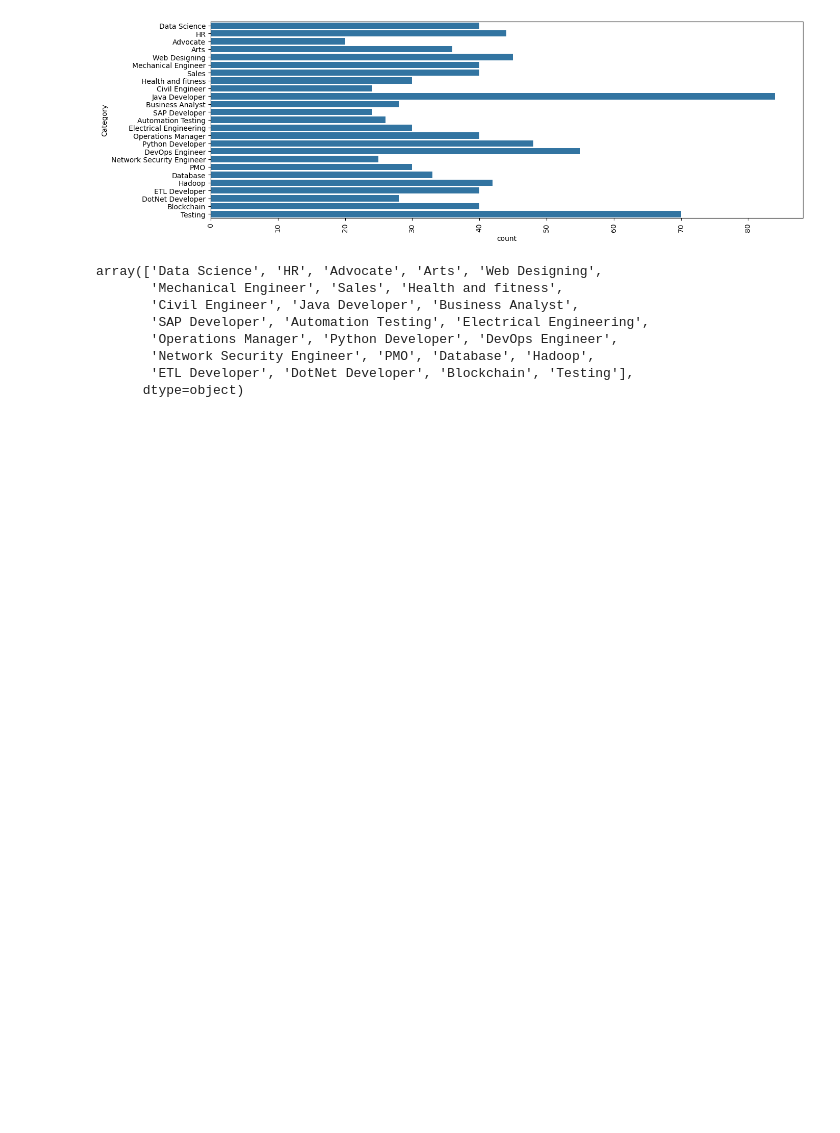
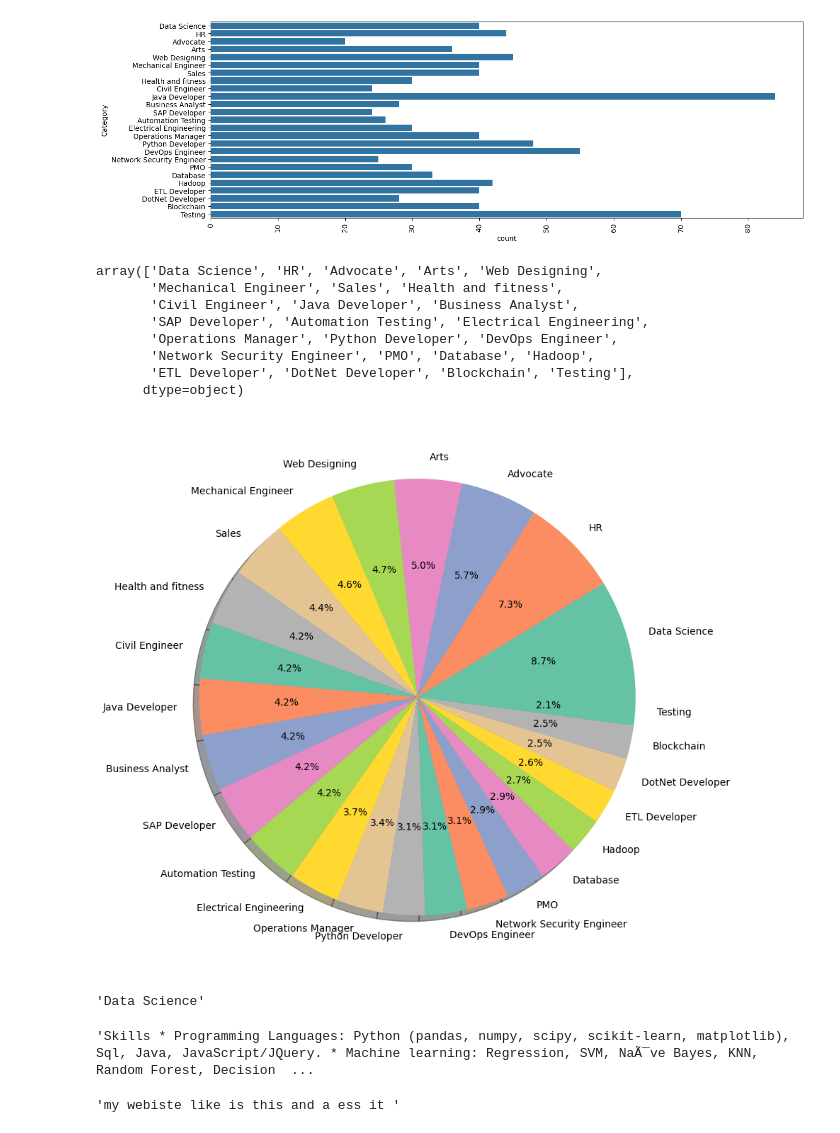
Before and after one commit to ambika1us/Resume_Screening, a Jupyter notebook: Resume_Screening.ipynb, the cells around one changed output. Saved outputs shown, nothing was run; the diff lists cells and outputs as text; code cells hidden in the pictures; blank space fills up the shorter version.

```diff
--- a/Resume_Screening.ipynb
+++ b/Resume_Screening.ipynb
@@ -66,3 +66,20 @@ array(['Data Science', 'HR', 'Advocate', 'Arts', 'Web Designing',
        'Network Security Engineer', 'PMO', 'Database', 'Hadoop',
        'ETL Developer', 'DotNet Developer', 'Blockchain', 'Testing'],
       dtype=object)
+# %%
+counts = df['Category'].value_counts()
+labels = df['Category'].unique()
+plt.figure(figsize=(15,10))
+
+plt.pie(counts,labels=labels,autopct='%1.1f%%',shadow=True, colors=sns.color_palette('Set2'))
+plt.show()
+# %% [output]
+[figure, added]
+# %%
+df['Category'][0]
+# %% [output]
+'Data Science'
+# %%
+df['Resume'][0]
+# %% [output]
+'Skills * Programming Languages: Python (pandas, numpy, scipy, scikit-learn, matplotlib), Sql, Java, JavaScript/JQuery. * Machine learning: Regression, SVM, NaÃ¯ve Bayes, KNN, Random Forest, Decision  ...
@@ -68,0 +97,4 @@ array(['Data Science', 'HR', 'Advocate', 'Arts', 'Web Designing',
+# %%
+cleanResume("my #### $ #  #noorsaeed webiste like is this http://heloword and access it @gmain.com")
+# %% [output]
+'my webiste like is this and a ess it '
```
Also changed, not shown: parts of 13 cells of this notebook.
